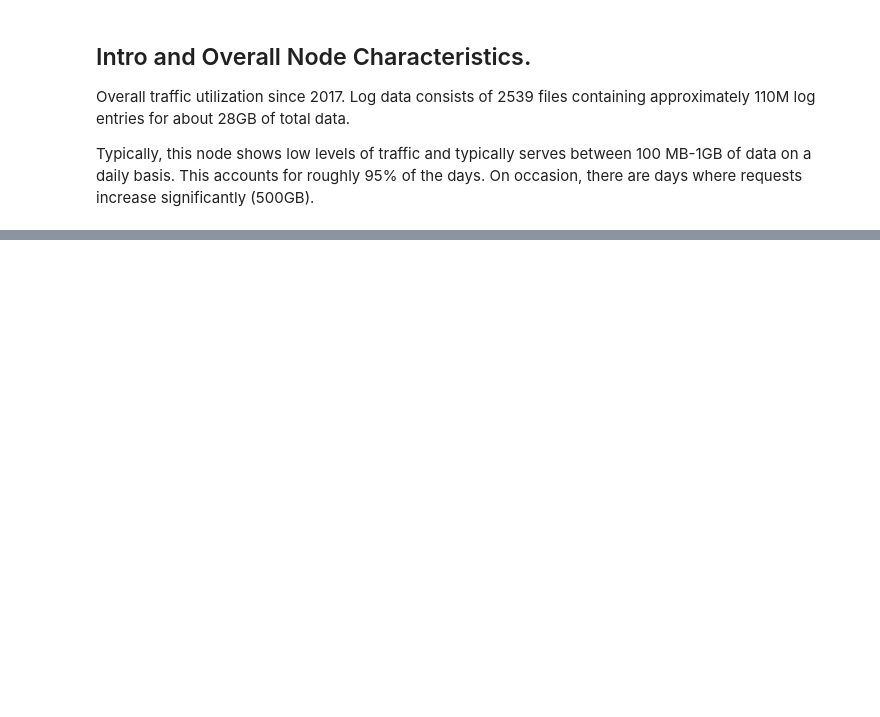
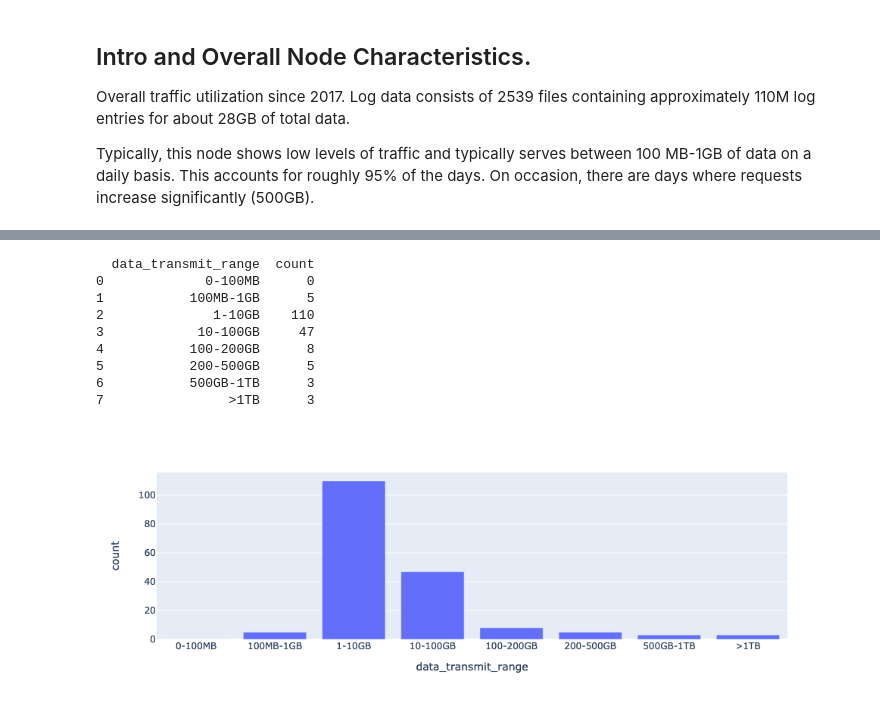
Before and after one commit to NASA-PDS/web-analytics, a Jupyter notebook: notebooks/rms_node_report.ipynb, the cells around one changed output, grey strips where cells are left out. Saved outputs shown, nothing was run; the diff lists cells and outputs as text; code cells hidden in the pictures; blank space fills up the shorter version.

```diff
--- a/notebooks/rms_node_report.ipynb
+++ b/notebooks/rms_node_report.ipynb
@@ -50,0 +101,17 @@ df_summary = df_all.loc[df_all.req_type == "GET"].group_by(by='date').aggregate(
+# %%
+df_plot = df_summary.groupby(by='data_transmit_range').size().to_frame('count').reset_index()
+print(df_pie)
+# fig = px.pie(df_pie, values='count', names='data_transmit_range', sort=True)
+fig = px.bar(df_plot, x='data_transmit_range', y='count')
+fig.show()
+# %% [output]
+  data_transmit_range  count
+0             0-100MB      0
+1           100MB-1GB      5
+2              1-10GB    110
+3            10-100GB     47
+4           100-200GB      8
+5           200-500GB      5
+6           500GB-1TB      3
+7                >1TB      3
+[figure, added]
```
Also changed, not shown: parts of 7 cells of this notebook, 1 other file.
